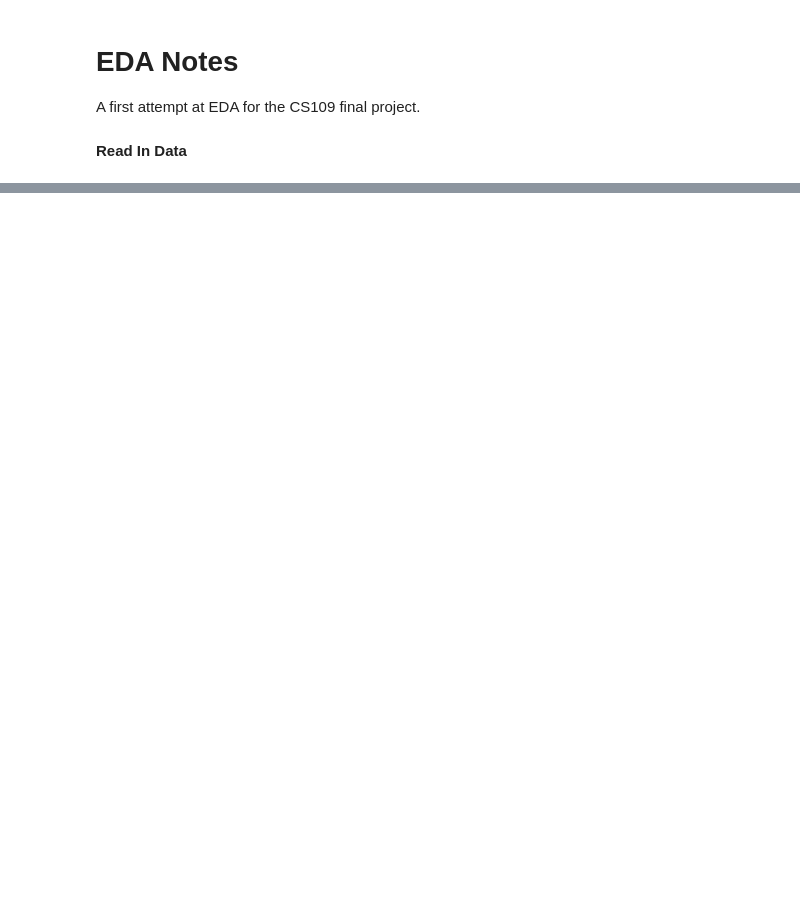
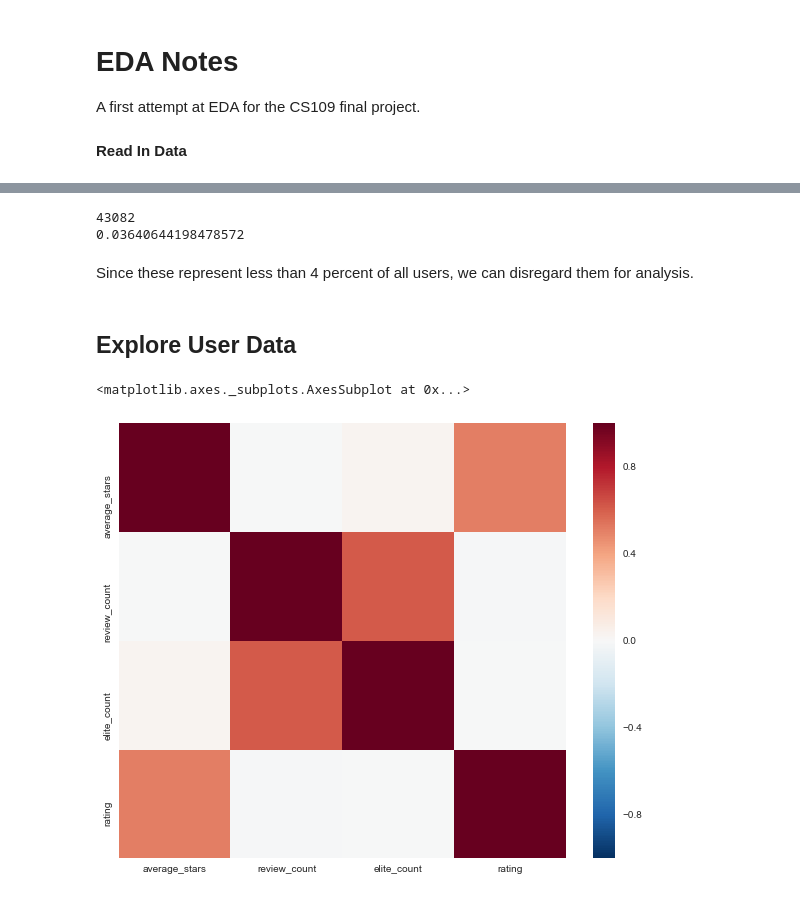
Before and after one commit to mwoluchem/Recommendations_CS209, a Jupyter notebook: Recommendations_EDA-JD.ipynb, the cells around one changed output, grey strips where cells are left out. Cells and saved outputs as stored; diff of their text form; code cells hidden in the pictures; blank space fills up the shorter version.

```diff
--- a/Recommendations_EDA-JD.ipynb
+++ b/Recommendations_EDA-JD.ipynb
@@ -34,0 +31,4 @@ users['elite_count'] = len(users['elite'])
+# %%
+users['elite_count'] = users.iloc[:,1].apply(lambda x: len(x))
+users['join_date'] = pd.to_datetime(users['yelping_since'])
+users.head()
@@ -164,0 +77,4 @@ Based on this knowledge, the following EDA steps may be necessary:
+# %%
+reviews.columns = ['user_id', 'business_id', 'rating', 'date']
+reviews['review_date'] = pd.to_datetime(reviews['date'])
+reviews.head()
@@ -164,0 +113,23 @@ Based on this knowledge, the following EDA steps may be necessary:
+# %%
+# How many unique users are there in the tips data set?
+print(len(tips.user_id.unique()))
+print(len(tips.user_id.unique())/len(users))
+# %% [output]
+43082
+0.03640644198478572
+# %% [markdown]
+Since these represent less than 4 percent of all users, we can disregard them for analysis.
+# %% [markdown]
+## Explore User Data
+# %%
+# Merge with review data
+users_viz = users[['user_id', 'average_stars', 'review_count', 'elite_count', 'join_date']]
+reviews_viz = reviews[['user_id', 'business_id', 'rating', 'review_date']]
+# %%
+user_review_viz = pd.merge(users_viz, reviews_viz, on='user_id', how='outer')
+# %%
+fig, ax = plt.subplots(1,1, figsize =(10,8))
+sns.heatmap(user_review_viz.corr(), ax=ax)
+# %% [output]
+<matplotlib.axes._subplots.AxesSubplot at 0x...>
+[figure, added]
```
Also changed, not shown: parts of 21 cells of this notebook.
